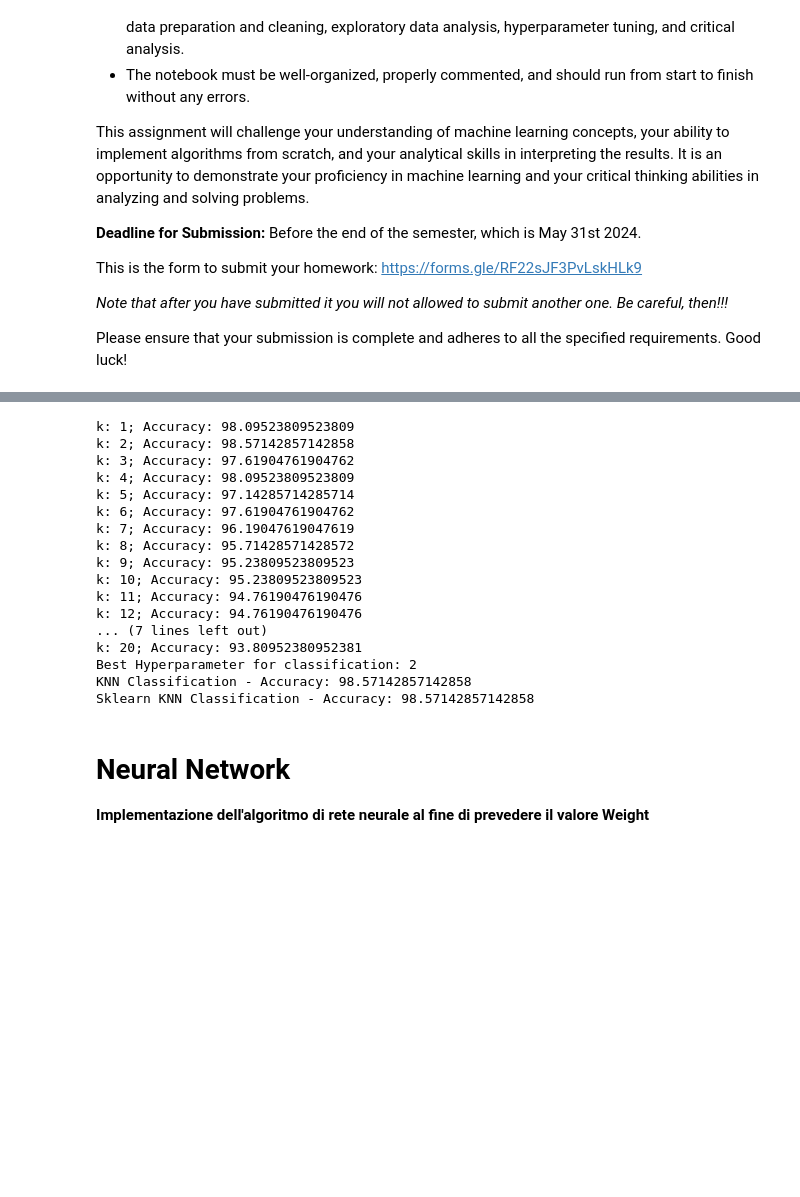
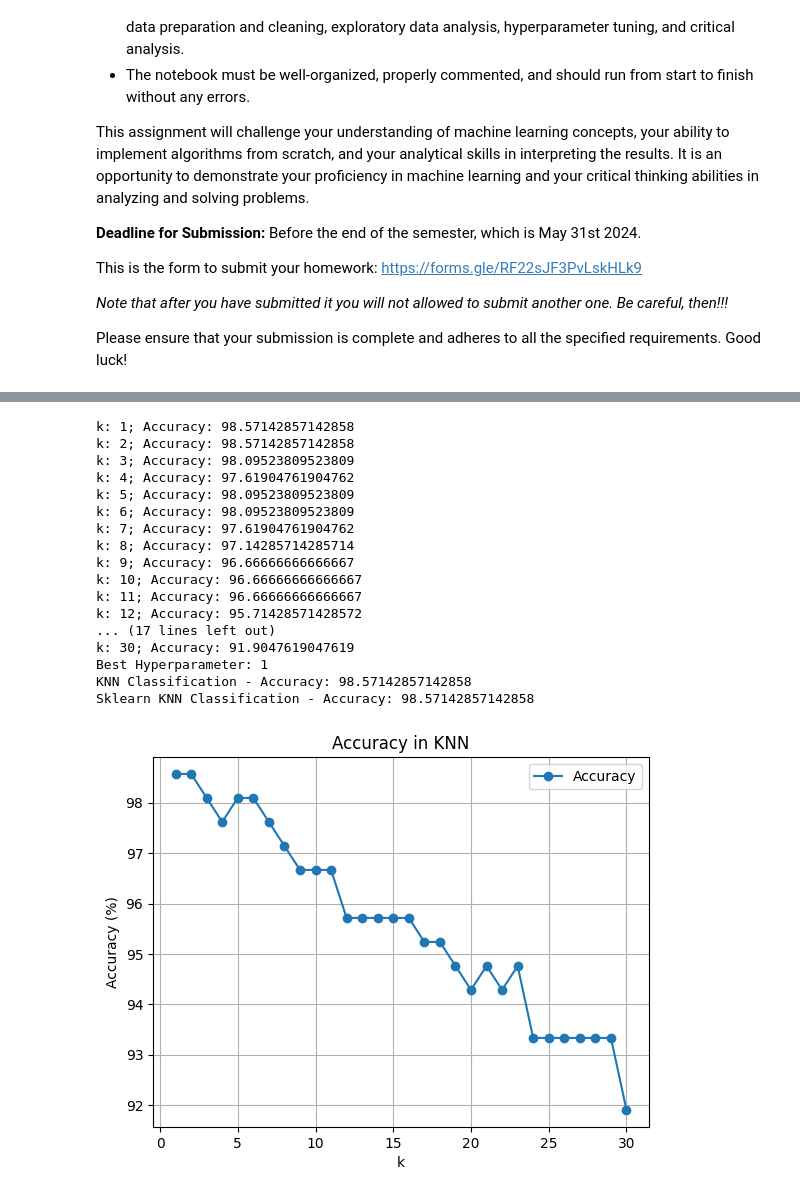
Before and after one commit to theunick/Homework-IA, a Jupyter notebook: Homework_di_Nicolas_Leone_Fondamenti_di_IA_AA_2023_24.ipynb, the cells around one changed output, grey strips where cells are left out. Drawn from its saved outputs; the diff is of its cells as text; code cells hidden in the pictures; blank space fills up the shorter version.

```diff
--- a/Homework_di_Nicolas_Leone_Fondamenti_di_IA_AA_2023_24.ipynb
+++ b/Homework_di_Nicolas_Leone_Fondamenti_di_IA_AA_2023_24.ipynb
@@ -468,6 +713,7 @@ from sklearn.neighbors import KNeighborsClassifier
 def grid_search_knn(predict_function, h_params, train, res, validation, validation_res):
     best_score = None
     chosen_param = None
+    accuracy_results = []
 
     h_params_comb = list(itertools.product(*h_params.values()))
 
@@ -480,11 +726,12 @@ def grid_search_knn(predict_function, h_params, train, res, validation, validati
 
         print('Accuracy:', end=' ')
         score = accuracy_score(validation_res, pred) * 100
+        accuracy_results.append((k, score))
         if best_score is None or score > best_score:
             best_score = score
             chosen_param = k
         print(score)
-    return chosen_param
+    return chosen_param, accuracy_results
 
 # funzioni per KNN
 def knn(train_data, train_labels, test_point, k):
@@ -500,54 +747,61 @@ def knn(train_data, train_labels, test_point, k):
 def knn_mv(nearest_neighbors):
     return np.bincount(nearest_neighbors).argmax()
 
-def predict_knn(train_data, train_labels, test_data, k, task):
+def predict_knn(train_data, train_labels, test_data, k):
     predictions = []
     for i in range(len(test_data)):
         nearest_neighbors = knn(train_data, train_labels, test_data.iloc[i], k)
         predictions.append(knn_mv(nearest_neighbors))
     return np.array(predictions)
 
-def knn_classification(train_data, train_labels, test_data, k):
-    return predict_knn(train_data, train_labels, test_data, k, 'classification')
-
 # parametri per la grid search
 h_params = {
-    'k': list(range(1, 21))
+    'k': list(range(1, 31))
 }
 
 # esecuzione della grid search per trovare gli iper-parametri migliori per classificazione (NObeyesdad)
-best_k = grid_search_knn(knn_classification, h_params, x_cla_train, y_cla_train, x_cla_test, y_cla_test)
+best_k, accuracy_results = grid_search_knn(predict_knn, h_params, x_cla_train, y_cla_train, x_cla_test, y_cla_test)
 print('Best Hyperparameter:', best_k)
 
 # addestramento modello
-knn = knn_classification(x_cla_train, y_cla_train, x_cla_test, best_k)
+knn = predict_knn(x_cla_train, y_cla_train, x_cla_test, best_k)
 accuracy_knn = accuracy_score(y_cla_test, knn) * 100
 print(f'KNN Classification - Accuracy: {accuracy_knn}')
 
 # knn classificazion con sklearn
 model_clf = KNeighborsClassifier(n_neighbors = best_k)
 model_clf.fit(x_cla_train, y_cla_train)
 y_pred_clf = model_clf.predict(x_cla_test)
 accuracy_knn = accuracy_score(y_cla_test, y_pred_clf) * 100
 print(f'Sklearn KNN Classification - Accuracy: {accuracy_knn}')
+
+# grafico sulle prestazioni
+ks = [result[0] for result in accuracy_results]
+accuracies = [result[1] for result in accuracy_results]
+
+plt.plot(ks, accuracies, marker='o', label='Accuracy')
+plt.xlabel('k')
+plt.ylabel('Accuracy (%)')
+plt.title('Accuracy in KNN')
+plt.legend()
+plt.grid(True)
+plt.show()
 # %% [output]
-k: 1; Accuracy: 98.09523809523809
+k: 1; Accuracy: 98.57142857142858
 k: 2; Accuracy: 98.57142857142858
-k: 3; Accuracy: 97.61904761904762
-k: 4; Accuracy: 98.09523809523809
-k: 5; Accuracy: 97.14285714285714
-k: 6; Accuracy: 97.61904761904762
-k: 7; Accuracy: 96.19047619047619
-k: 8; Accuracy: 95.71428571428572
-k: 9; Accuracy: 95.23809523809523
-k: 10; Accuracy: 95.23809523809523
-k: 11; Accuracy: 94.76190476190476
-k: 12; Accuracy: 94.76190476190476
-... (7 lines left out)
-k: 20; Accuracy: 93.80952380952381
-Best Hyperparameter for classification: 2
+k: 3; Accuracy: 98.09523809523809
+k: 4; Accuracy: 97.61904761904762
+k: 5; Accuracy: 98.09523809523809
+k: 6; Accuracy: 98.09523809523809
+k: 7; Accuracy: 97.61904761904762
+k: 8; Accuracy: 97.14285714285714
+k: 9; Accuracy: 96.66666666666667
+k: 10; Accuracy: 96.66666666666667
+k: 11; Accuracy: 96.66666666666667
+k: 12; Accuracy: 95.71428571428572
+... (17 lines left out)
+k: 30; Accuracy: 91.9047619047619
+Best Hyperparameter: 1
 KNN Classification - Accuracy: 98.57142857142858
 Sklearn KNN Classification - Accuracy: 98.57142857142858
+[figure, added]
-# %% [markdown]
-# Neural Network
-**Implementazione dell'algoritmo di rete neurale al fine di prevedere il valore Weight**
```
Also changed, not shown: parts of 18 cells of this notebook.
